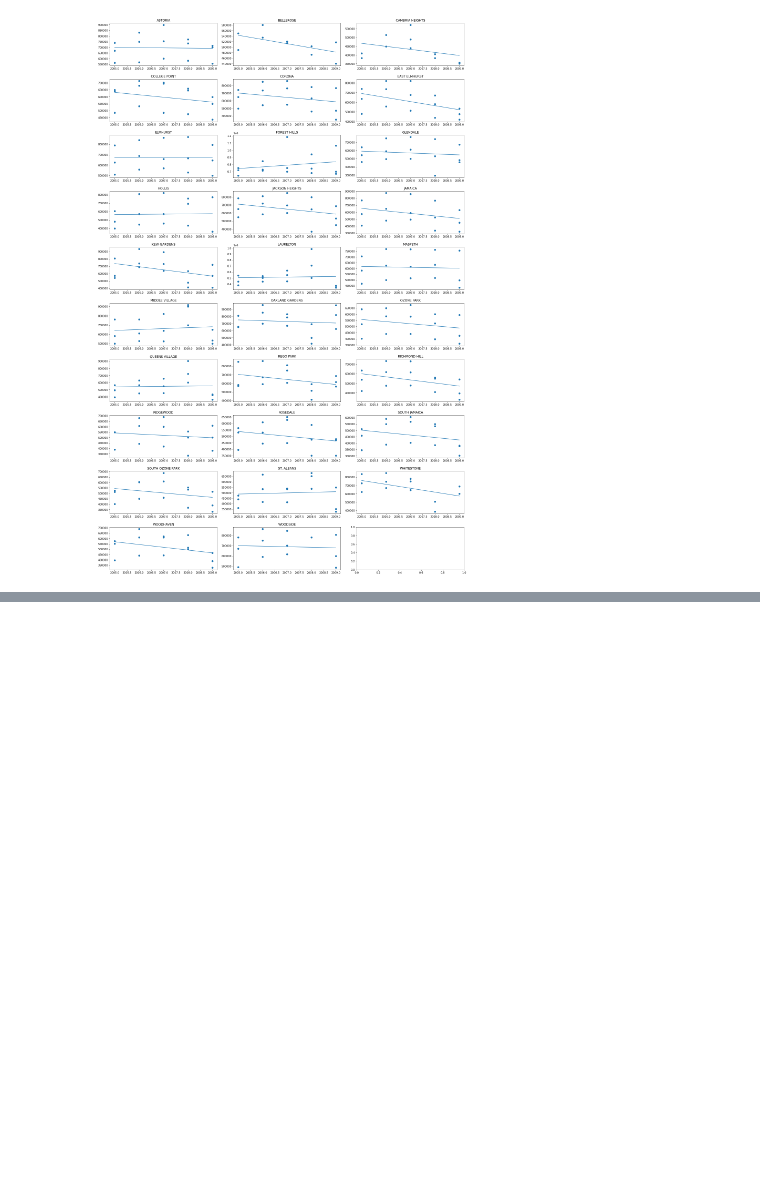
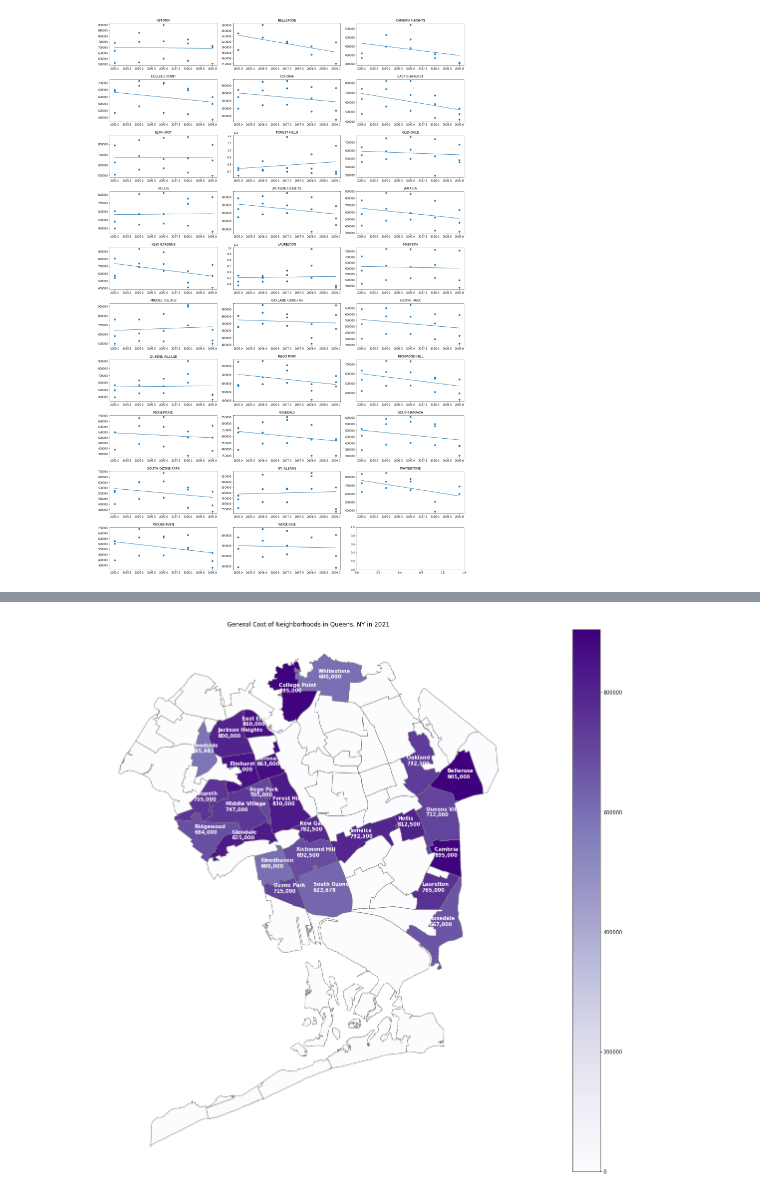
Before and after one commit to annad1998/320final, a Jupyter notebook: index.ipynb, the cells around one changed output, grey strips where cells are left out. Saved outputs shown, nothing was run; the diff lists cells and outputs as text; code cells hidden in the pictures; blank space fills up the shorter version.

```diff
--- a/index.ipynb
+++ b/index.ipynb
@@ -494,0 +485,24 @@ nb_real_cost.set_axis_off(
+# %%
+nb_data['REAL'] = 0
+
+for i, row in nb_data.iterrows():
+    if row['NTAName'].upper() in name_med:
+        nb_data.at[i, 'REAL'] = name_med[row['NTAName'].upper()]
+
+nb_real_cost = nb_data.plot(column='REAL', k=8, cmap='Purples', figsize=(40,20), linewidth=1, edgecolor='0.5', legend=True)
+
+for i, row in nb_data.iterrows():
+    if row['NTAName'].upper() in name_med:
+#         print(row['NTAName'].upper())
+
+        x = row['geometry'].centroid.x
+        y = row['geometry'].centroid.y
+        formatter =  "{:,}".format((row['REAL']))
+        label = row['NTAName'] + "\n" + formatter
+        nb_real_cost.annotate(label, xy=(x, y), xytext=(-25, 0), color="white", textcoords="offset points", fontsize=10, weight="bold")
+
+
+nb_real_cost.set(title="General Cost of Neighborhoods in Queens, NY in 2021")
+nb_real_cost.set_axis_off()
+# %% [output]
+[figure, added]
```
Also changed, not shown: parts of 29 cells of this notebook, 1 other file.
